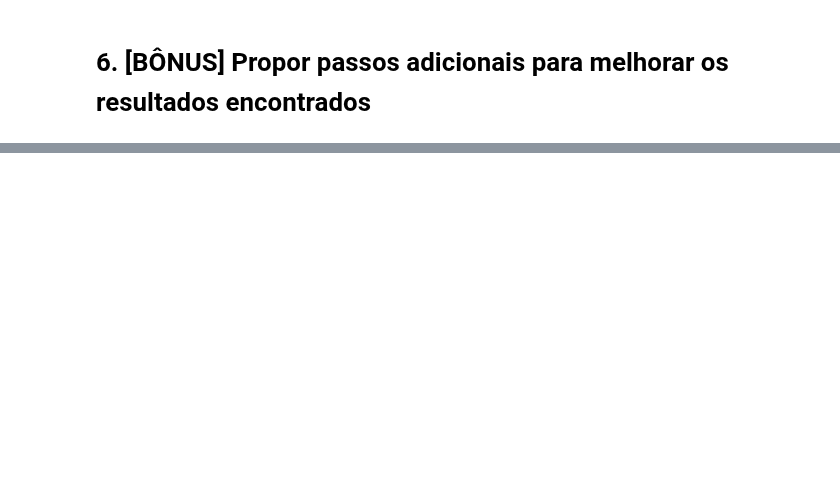
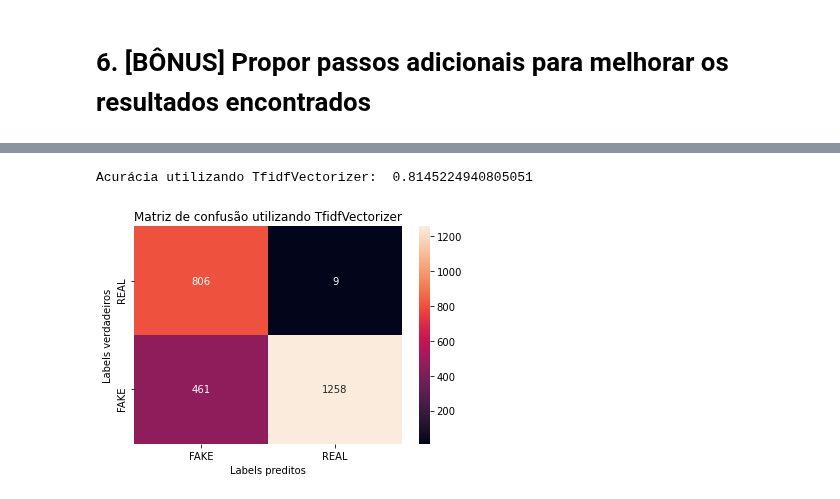
Before and after one commit to thalissonfelipe/mineracao, a Jupyter notebook: Trabalho04/PLN.ipynb, the cells around one changed output, grey strips where cells are left out. Saved outputs shown, nothing was run; the diff lists cells and outputs as text; code cells hidden in the pictures; blank space fills up the shorter version.

```diff
--- a/Trabalho04/PLN.ipynb
+++ b/Trabalho04/PLN.ipynb
@@ -89,0 +139,4 @@ Acurácia:  0.8926598263614838
+# %%
+new_tfidf_vectorizer = TfidfVectorizer(stop_words='english')
+new_tfidf_matrix = new_tfidf_vectorizer.fit_transform(X_processed)
+new_tfidf_vectorizer_X = new_tfidf_matrix.toarray() # matriz vetorizada
@@ -89,0 +149,18 @@ Acurácia:  0.8926598263614838
+# %%
+y_pred4 = clf4.predict(X_test4)
+accuracy4 = accuracy_score(y_pred4, y_test4)
+cm4 = confusion_matrix(y_pred4, y_test4)
+
+print('Acurácia utilizando TfidfVectorizer: ', accuracy4)
+
+ax= plt.subplot()
+sns.heatmap(cm4, annot=True, ax=ax, fmt='g')
+ax.set_xlabel('Labels preditos')
+ax.set_ylabel('Labels verdadeiros')
+ax.set_title('Matriz de confusão utilizando TfidfVectorizer')
+ax.xaxis.set_ticklabels(['FAKE', 'REAL'])
+ax.yaxis.set_ticklabels(['REAL', 'FAKE'])
+plt.show()
+# %% [output]
+Acurácia utilizando TfidfVectorizer:  0.8145224940805051
+[figure, added]
```
Also changed, not shown: parts of 27 cells of this notebook.
